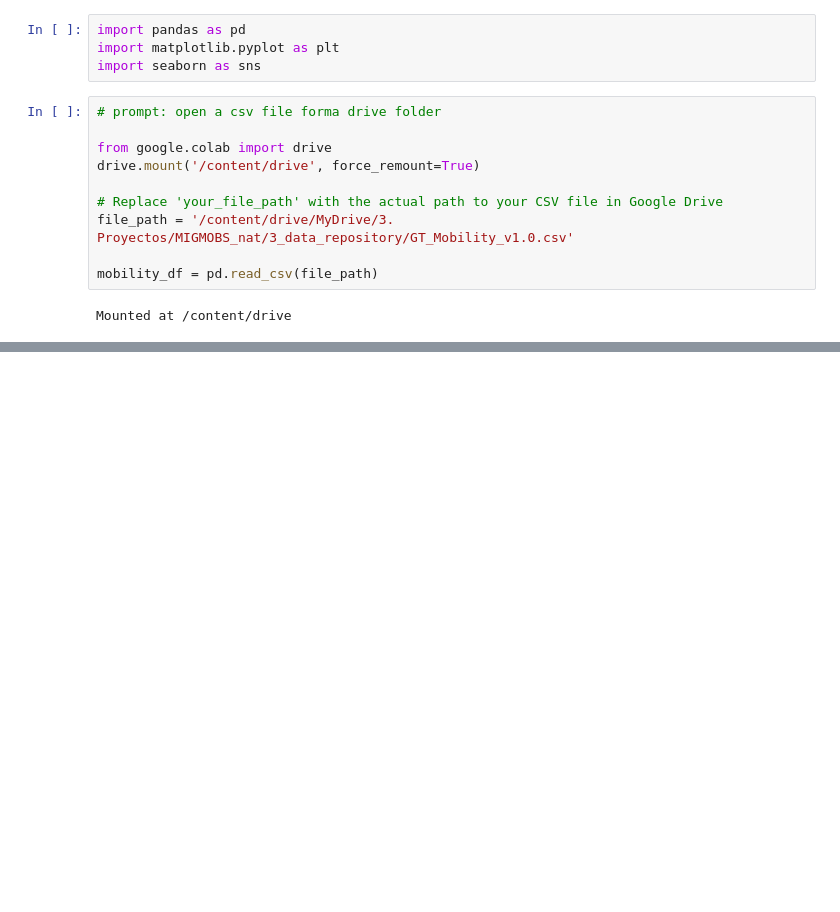
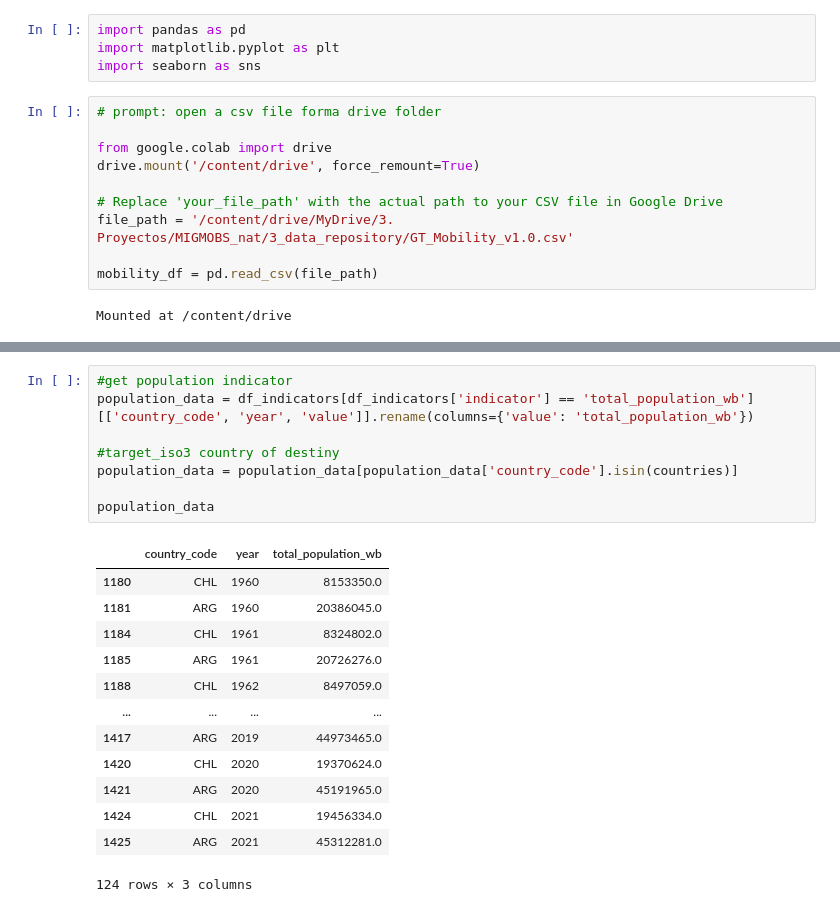
Before and after one commit to natdebandi/migmobs_exploratory, a Jupyter notebook: analisis_1.ipynb, the cells around one changed output, grey strips where cells are left out. Drawn from its saved outputs; the diff is of its cells as text; blank space fills up the shorter version.

```diff
--- a/analisis_1.ipynb
+++ b/analisis_1.ipynb
@@ -942,0 +79,22 @@ Generally in Argentina, before 3 months, people make some kind of regularization
+# %%
+#get population indicator
+population_data = df_indicators[df_indicators['indicator'] == 'total_population_wb'][['country_code', 'year', 'value']].rename(columns={'value': 'total_population_wb'})
+
+#target_iso3 country of destiny
+population_data = population_data[population_data['country_code'].isin(countries)]
+
+population_data
+# %% [output]
+|  | country_code | year | total_population_wb |
+| 1180 | CHL | 1960 | 8153350.0 |
+| 1181 | ARG | 1960 | 20386045.0 |
+| 1184 | CHL | 1961 | 8324802.0 |
+| 1185 | ARG | 1961 | 20726276.0 |
+| 1188 | CHL | 1962 | 8497059.0 |
+| ... | ... | ... | ... |
+| 1417 | ARG | 2019 | 44973465.0 |
+| 1420 | CHL | 2020 | 19370624.0 |
+| 1421 | ARG | 2020 | 45191965.0 |
+| 1424 | CHL | 2021 | 19456334.0 |
+| 1425 | ARG | 2021 | 45312281.0 |
+124 rows × 3 columns
```
Also changed, not shown: parts of 114 cells of this notebook.
